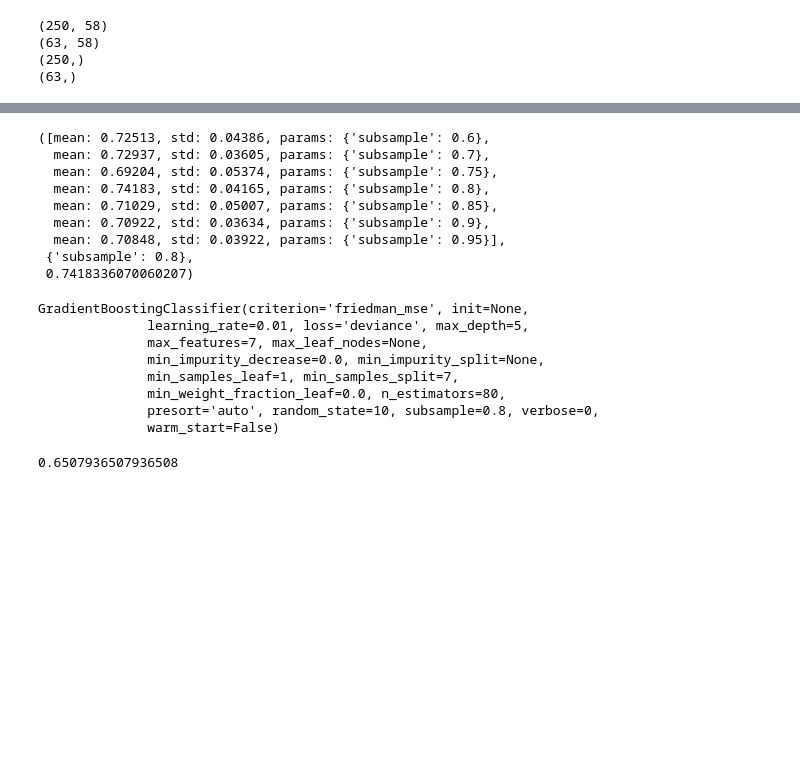
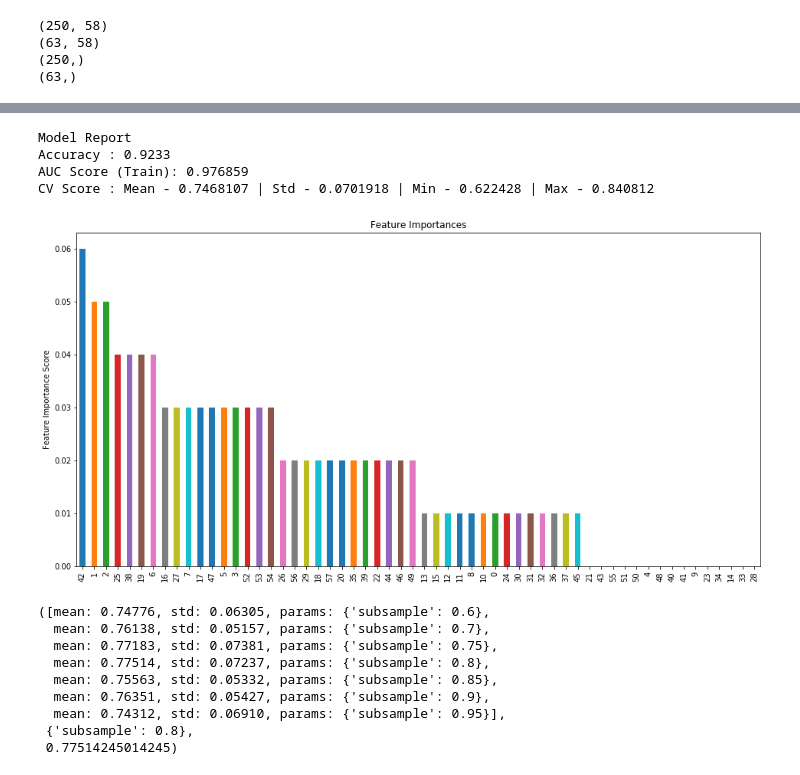
Before and after one commit to Divya1205/RBHS_Sitani, a Jupyter notebook: tuningGBM.ipynb, the cells around one changed output, grey strips where cells are left out. Cells and saved outputs as stored; diff of their text form; code cells hidden in the pictures; blank space fills up the shorter version.

```diff
--- a/tuningGBM.ipynb
+++ b/tuningGBM.ipynb
@@ -189,61 +196,24 @@ gsearch4.best_params_, gsearch4.best_score_
+# %%
+modelfit(gsearch2.best_estimator_, X,y,predictors)
+# %% [output]
+Model Report
+Accuracy : 0.9233
+AUC Score (Train): 0.976859
+CV Score : Mean - 0.7468107 | Std - 0.0701918 | Min - 0.622428 | Max - 0.840812
+[figure, added]
 # %%
 param_test5 = {'subsample':[0.6,0.7,0.75,0.8,0.85,0.9,0.95]}
-gsearch5 = GridSearchCV(estimator = GradientBoostingClassifier(learning_rate=0.2, n_estimators=130,max_depth=5, min_samples_split=2, min_samples_leaf=26, subsample=0.8,max_features=7, random_state=10),
+gsearch5 = GridSearchCV(estimator = GradientBoostingClassifier(learning_rate=0.2, n_estimators=150,max_depth=1, min_samples_split=2, min_samples_leaf=35, subsample=0.8,max_features=13, random_state=10),
 param_grid = param_test5, scoring='roc_auc',n_jobs=4,iid=False, cv=5)
-gsearch5.fit(X_train,y_train)
+gsearch5.fit(X,y)
 gsearch5.grid_scores_, gsearch5.best_params_, gsearch5.best_score_
 # %% [output]
-([mean: 0.72513, std: 0.04386, params: {'subsample': 0.6},
-  mean: 0.72937, std: 0.03605, params: {'subsample': 0.7},
-  mean: 0.69204, std: 0.05374, params: {'subsample': 0.75},
-  mean: 0.74183, std: 0.04165, params: {'subsample': 0.8},
-  mean: 0.71029, std: 0.05007, params: {'subsample': 0.85},
-  mean: 0.70922, std: 0.03634, params: {'subsample': 0.9},
-  mean: 0.70848, std: 0.03922, params: {'subsample': 0.95}],
+([mean: 0.74776, std: 0.06305, params: {'subsample': 0.6},
+  mean: 0.76138, std: 0.05157, params: {'subsample': 0.7},
+  mean: 0.77183, std: 0.07381, params: {'subsample': 0.75},
+  mean: 0.77514, std: 0.07237, params: {'subsample': 0.8},
+  mean: 0.75563, std: 0.05332, params: {'subsample': 0.85},
+  mean: 0.76351, std: 0.05427, params: {'subsample': 0.9},
+  mean: 0.74312, std: 0.06910, params: {'subsample': 0.95}],
  {'subsample': 0.8},
- 0.7418336070060207)
+ 0.77514245014245)
-# %%
-from sklearn.ensemble import GradientBoostingClassifier
-#import pdb
-#pdb.set_trace()
-#gbm_tuned_1= GradientBoostingClassifier(criterion='friedman_mse', init=None,
- #             learning_rate=0.2, n_estimators=80,max_depth=5,min_samples_split=11,min_samples_leaf=4, subsample=0.8, random_state=10,
-  #                                max_features=7,warm_start=False)
-GradientBoostingClassifier(criterion='friedman_mse', init=None,
-              learning_rate=0.1, loss='deviance', max_depth=5,
-              max_features=None, max_leaf_nodes=None,
-              min_impurity_decrease=0.0, min_impurity_split=None,
-              min_samples_leaf=26, min_samples_split=2,
-              min_weight_fraction_leaf=0.0, n_estimators=130,
-              presort='auto', random_state=10, subsample=0.8, verbose=0,
-              warm_start=False)
-gbm_tuned_1.fit(X_train, y_train)
-#gbm_tuned_1.score(X_test,y_test)
-# %% [output]
-GradientBoostingClassifier(criterion='friedman_mse', init=None,
-              learning_rate=0.01, loss='deviance', max_depth=5,
-              max_features=7, max_leaf_nodes=None,
-              min_impurity_decrease=0.0, min_impurity_split=None,
-              min_samples_leaf=1, min_samples_split=7,
-              min_weight_fraction_leaf=0.0, n_estimators=80,
-              presort='auto', random_state=10, subsample=0.8, verbose=0,
-              warm_start=False)
-# %%
-
-#from sklearn.ensemble import GradientBoostingClassifier
-#import pdb
-#pdb.set_trace()
-#model= GradientBoostingClassifier(criterion='friedman_mse', init=None,
-#              learning_rate=0.001, loss='deviance', max_depth=5,
- #              min_samples_leaf=10,min_samples_split=5,
-  #            n_estimators=20000, presort='auto', random_state=10, subsample=0.8, verbose=0,
-   #           warm_start=False)
-
-#model.fit(X_train, y_train)
-#model.score(X_valid,y_valid)
-#y_pred = model.predict(X_test)
-#gbm_tuned_1.score(X_valid,y_valid)
-y_pred = gbm_tuned_1.predict(X_valid)
-gbm_tuned_1.score(X_valid,y_valid)
-# %% [output]
-0.6507936507936508
```
Also changed, not shown: parts of 17 cells of this notebook.
